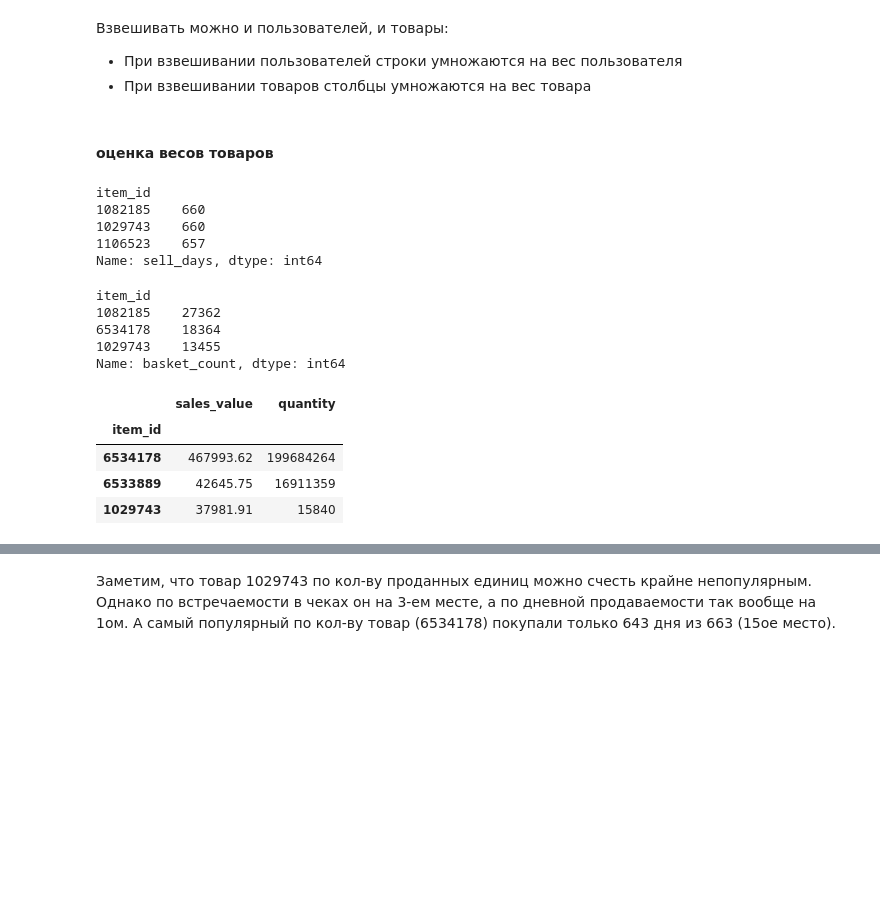
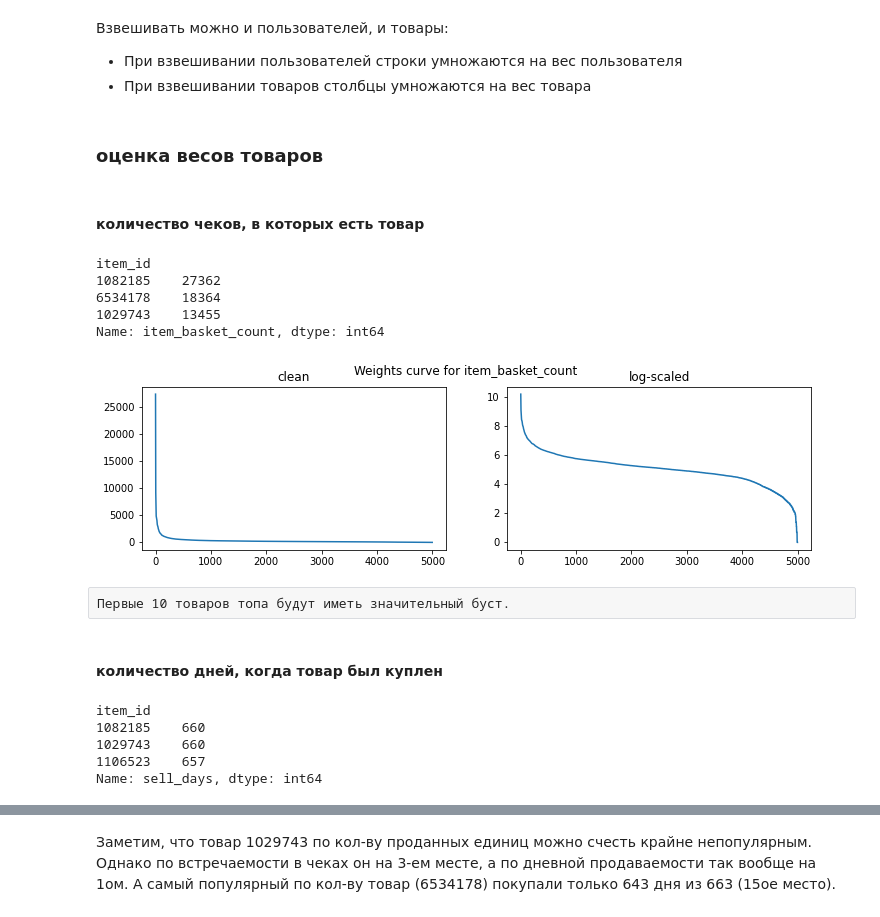
Before and after one commit to j2cry/gb_recommends, a Jupyter notebook: hw3/hw3.ipynb, the cells around one changed output, grey strips where cells are left out. Saved outputs shown, nothing was run; the diff lists cells and outputs as text; code cells hidden in the pictures; blank space fills up the shorter version.

Commit message:
hw3: weights metrics implemented

```diff
--- a/hw3/hw3.ipynb
+++ b/hw3/hw3.ipynb
@@ -107,6 +107,17 @@ def calc_metric(metric_func, source: pd.DataFrame):
         else:
             metric[col] = source[[col, 'actual']].apply(lambda row: metric_wrapper(*row.values), axis=1)
     return metric
+# %%
+def plot_weight_curve(data: pd.Series, p1=False):
+    """ Построение графиков весов """
+    _val = data.sort_values(ascending=False).values
+    fig, ax = plt.subplots(1, 2, figsize=(12, 3))
+    fig.suptitle(f'Weights curve for {data.name}')
+    ax[0].set_title('clean')
+    ax[0].plot(_val)
+    ax[1].set_title('log-scaled')
+    ax[1].plot(np.log1p(_val) if p1 else np.log(_val))
+    plt.show()
 # %% [markdown]
 ## Мысли вслух
 # %% [raw]
@@ -240,5 +247,24 @@ summary.drop(columns='user_id')
 - При взвешивании пользователей строки умножаются на вес пользователя
 - При взвешивании товаров столбцы умножаются на вес товара
 # %% [markdown]
-#### оценка весов товаров
+### оценка весов товаров
+# %% [markdown]
+#### количество чеков, в которых есть товар
+# %%
+item_basket_count = purchases.groupby('item_id')['basket_id'].count().rename('item_basket_count')
+item_basket_count[item_basket_count.index.isin(top5k)].sort_values(ascending=False).head(3)
+# %% [output]
+item_id
+1082185    27362
+6534178    18364
+1029743    13455
+Name: item_basket_count, dtype: int64
+# %%
+plot_weight_curve(item_basket_count[item_basket_count.index.isin(top5k)])
+# %% [output]
+[figure, added]
+# %% [raw]
+Первые 10 товаров топа будут иметь значительный буст.
+# %% [markdown]
+#### количество дней, когда товар был куплен
 # %%
@@ -251,23 +276,3 @@ item_id
 1029743    660
 1106523    657
 Name: sell_days, dtype: int64
-# %%
-# кол-во чеков, в которых есть товар
-basket_count = purchases.groupby('item_id')['basket_id'].count().rename('basket_count')
-basket_count[basket_count.index.isin(top5k)].sort_values(ascending=False).head(3)
-# %% [output]
-item_id
-1082185    27362
-6534178    18364
-1029743    13455
-Name: basket_count, dtype: int64
-# %%
-# сколько денег было потрачено на каждый товар и сколько товаров было куплено
-cost = purchases.groupby('item_id')[['sales_value', 'quantity']].sum()
-cost.sort_values(by='sales_value', ascending=False).head(3)
-# %% [output]
-|  | sales_value | quantity |
-| item_id |  |  |
-| 6534178 | 467993.62 | 199684264 |
-| 6533889 | 42645.75 | 16911359 |
-| 1029743 | 37981.91 | 15840 |
```
Also changed, not shown: parts of 21 cells of this notebook, 1 other file.
